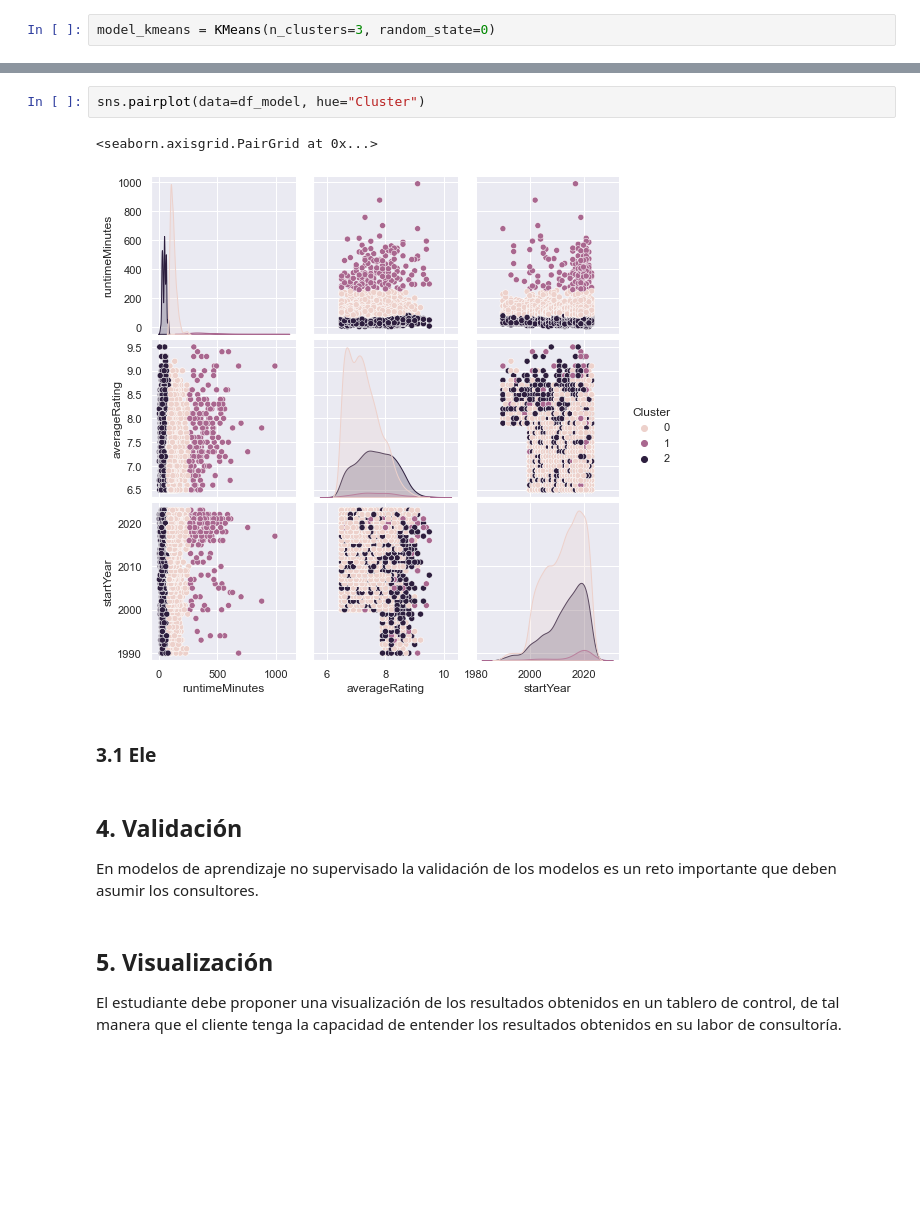
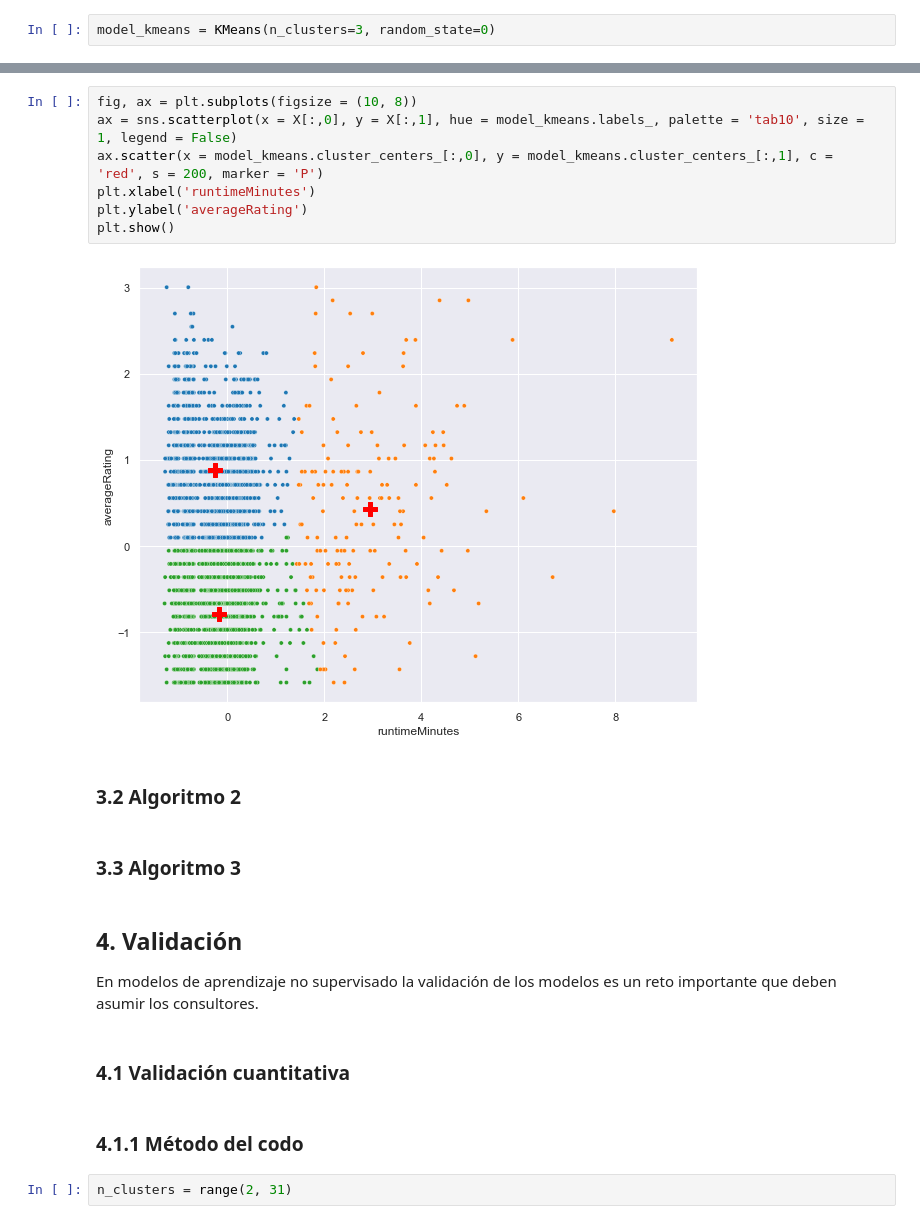
Before and after one commit to montejs3/Bi, a Jupyter notebook: LabBi/lab.ipynb, the cells around one changed output, grey strips where cells are left out. Cells and saved outputs as stored; diff of their text form; blank space fills up the shorter version.

```diff
--- a/LabBi/lab.ipynb
+++ b/LabBi/lab.ipynb
@@ -498,14 +508,22 @@ df_model.groupby('Cluster').count()
-# %%
-sns.pairplot(data=df_model, hue="Cluster")
-# %% [output]
-<seaborn.axisgrid.PairGrid at 0x...>
-[figure, removed]
-# %% [markdown]
-### 3.1 Ele
+# %%
+fig, ax = plt.subplots(figsize = (10, 8))
+ax = sns.scatterplot(x = X[:,0], y = X[:,1], hue = model_kmeans.labels_, palette = 'tab10', size = 1, legend = False)
+ax.scatter(x = model_kmeans.cluster_centers_[:,0], y = model_kmeans.cluster_centers_[:,1], c = 'red', s = 200, marker = 'P')
+plt.xlabel('runtimeMinutes')
+plt.ylabel('averageRating')
+plt.show()
+# %% [output]
+[figure, added]
+# %% [markdown]
+### 3.2 Algoritmo 2
+# %% [markdown]
+### 3.3 Algoritmo 3
 # %% [markdown]
 ## 4. Validación
 En modelos de aprendizaje no supervisado la validación de los modelos es un reto importante que deben asumir los consultores.
-# %% [markdown]
-## 5.  Visualización
-El estudiante debe proponer una visualización de los resultados obtenidos en un tablero de control,
-de tal manera que el cliente tenga la capacidad de entender los resultados obtenidos en su labor de consultoría.
+# %% [markdown]
+### 4.1 Validación cuantitativa
+# %% [markdown]
+### 4.1.1 Método del codo
+# %%
+n_clusters = range(2, 31)
```
Also changed, not shown: parts of 37 cells of this notebook.
